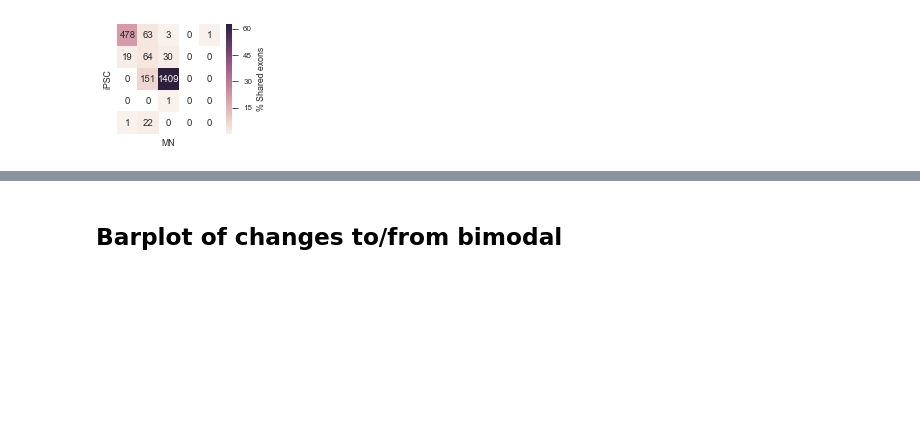
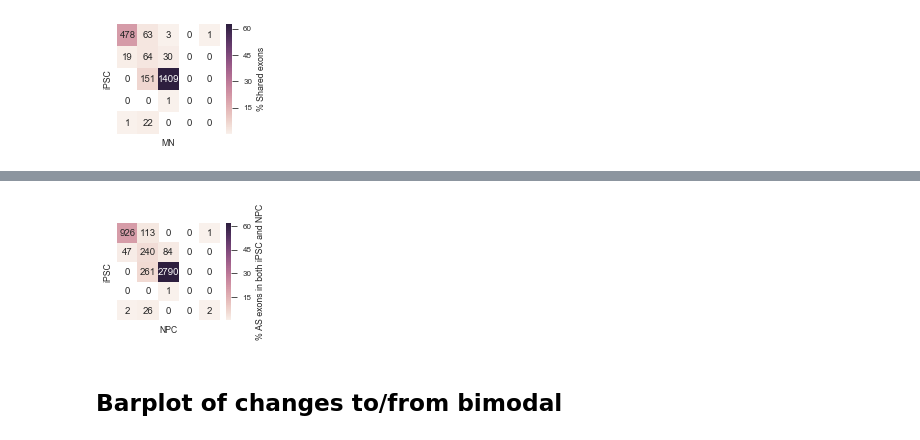
Before and after one commit to YeoLab/singlecell_pnm, a Jupyter notebook: 5._Figure_5/5.00_Figure_5A_modality_heatmap.ipynb, the cells around one changed output, grey strips where cells are left out. Saved outputs shown, nothing was run; the diff lists cells and outputs as text; code cells hidden in the pictures; blank space fills up the shorter version.

Commit message:
add ipsc to npc heatmap

```diff
--- a/5._Figure_5/5.00_Figure_5A_modality_heatmap.ipynb
+++ b/5._Figure_5/5.00_Figure_5A_modality_heatmap.ipynb
@@ -173,0 +176,4 @@ fig.savefig('{}/ipsc_to_mn_modality_heatmap.pdf'.format(folder))
+# %%
+rows = (modality_transitions.phenotype_x == 'iPSC') & (modality_transitions.phenotype_y == 'NPC')
+ipsc_npc_modalities = modality_transitions.loc[rows]
+ipsc_npc_modalities.head()
@@ -173,0 +187,8 @@ fig.savefig('{}/ipsc_to_mn_modality_heatmap.pdf'.format(folder))
+# %%
+ipsc_npc_modality_count = ipsc_npc_modalities.groupby(['modality_x', 'modality_y']).size()
+ipsc_npc_modality_2d = ipsc_npc_modality_count.unstack()
+ipsc_npc_modality_2d.index.name = 'iPSC'
+ipsc_npc_modality_2d.columns.name = 'NPC'
+ipsc_npc_modality_2d = ipsc_npc_modality_2d.reindex(index=MODALITY_ORDER, columns=MODALITY_ORDER)
+ipsc_npc_percentages = 100*ipsc_npc_modality_2d/ipsc_npc_modality_2d.sum(axis=1).sum()
+ipsc_npc_percentages
@@ -174,3 +203,37 @@ fig.savefig('{}/ipsc_to_mn_modality_heatmap.pdf'.format(folder))
+# %%
+import colorsys
+
+fig, ax = plt.subplots(figsize=(2.5, 2))
+sns.heatmap(ipsc_npc_percentages, cbar_kws=dict(label='% AS exons in both iPSC and NPC'))#, annot=True, fmt='.1f')
+
+# fig.axes[-1].yaxis.locator_params()
+
+raw = ipsc_npc_modality_2d.ix[::-1]
+
+mesh = ax.collections[0]
+
+fmt = 'g'
+
+mesh.update_scalarmappable()
+xpos, ypos = np.meshgrid(ax.get_xticks(), ax.get_yticks())
+for x, y, percentage, val, color in zip(xpos.flat, ypos.flat,
+                            mesh.get_array(), raw.values.flat, mesh.get_facecolors()):
+#     print val
+    if percentage is not np.ma.masked:
+        _, l, _ = colorsys.rgb_to_hls(*color[:3])
+        text_color = ".15" if l > .5 else "w"
+        val = ("{:" + fmt + "}").format(val)
+        text_kwargs = dict(color=text_color, ha="center", va="center")
+#         text_kwargs.update(self.annot_kws)
+        ax.text(x, y, val, **text_kwargs)
+    else:
+        text_kwargs = dict(color='.15', ha="center", va="center")
+        ax.text(x, y, 0, **text_kwargs)
+ax.set(xticks=[], yticks=[])
+fig.tight_layout()
+fig.savefig('{}/ipsc_to_npc_modality_heatmap.pdf'.format(folder))
+# %% [output]
+[figure, added]
 # %% [markdown]
 ## Barplot of changes to/from bimodal
 # %%
```
Also changed, not shown: parts of 3 cells of this notebook, 2 other files.
